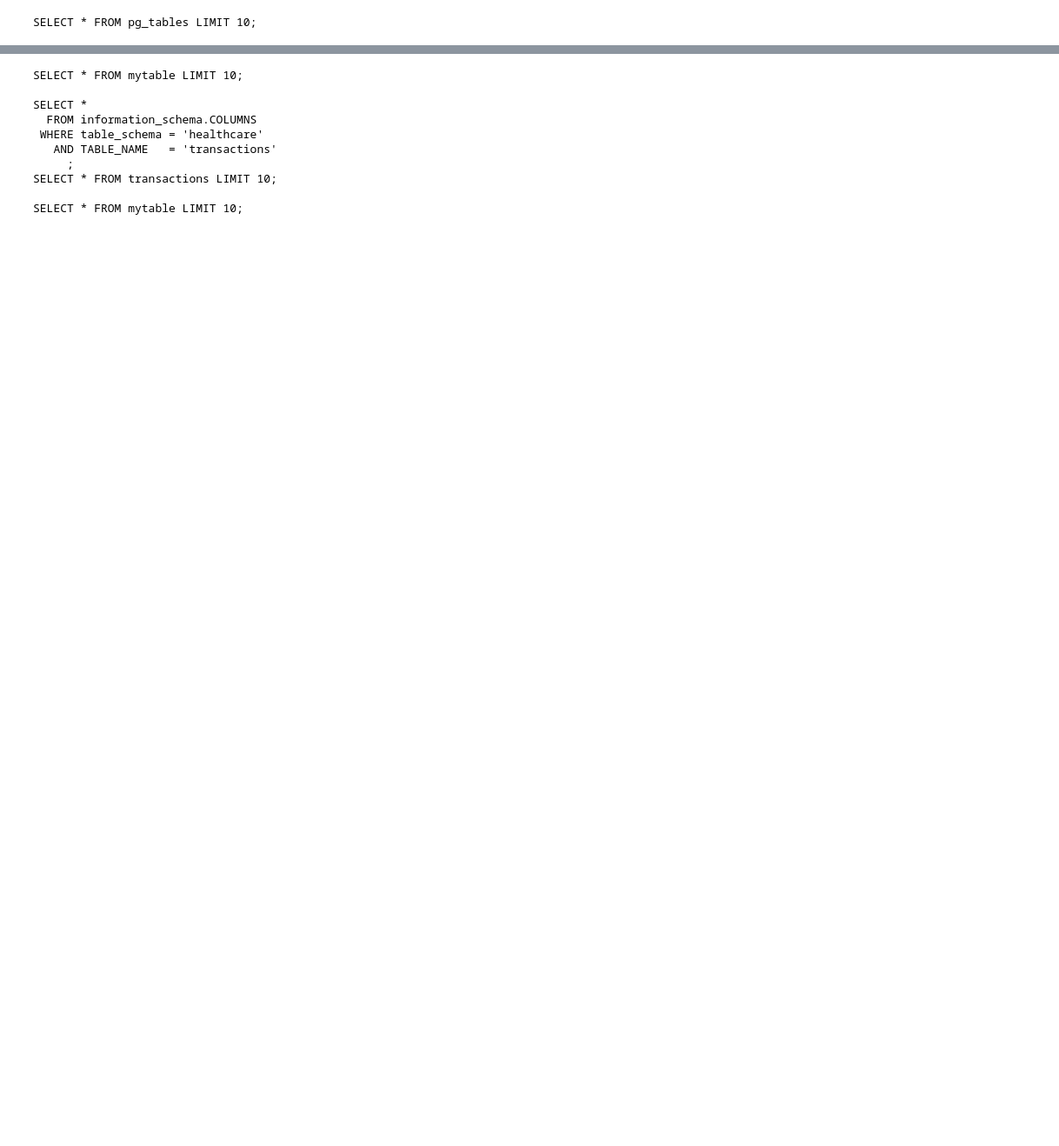
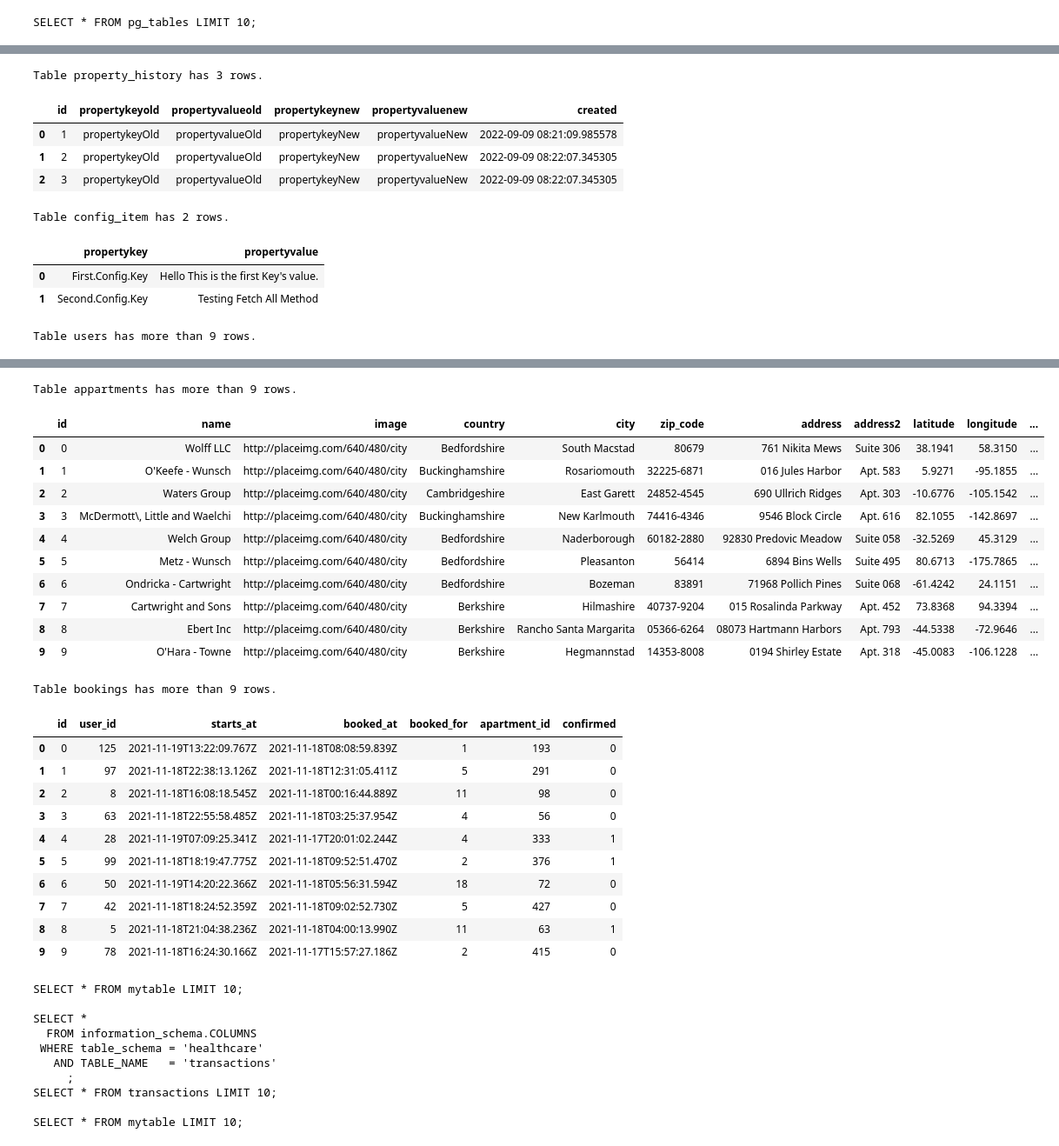
Before and after one commit to jadaliha/funsql, a Jupyter notebook: Example Notebook.ipynb, the cells around one changed output, grey strips where cells are left out. Shown at 87% size. Drawn from its saved outputs; the diff is of its cells as text; code cells hidden in the pictures; blank space fills up the shorter version.

```diff
--- a/Example Notebook.ipynb
+++ b/Example Notebook.ipynb
@@ -1,11 +1,17 @@
 # %%
 import logging
-
+import logging.handlers
 logging.basicConfig(
-    filename  = "/workspaces/funsql/.log/app.log",      # Log output file
+    filename  = "/workspaces/funsql/.log/funsql.log",      # Log output file
     level     = logging.DEBUG,  # Output level
     format    = '%(asctime)s\n%(levelname)s %(name)s %(threadName)s\n%(message)s\n\n\n'
 )
+
+log = logging.getLogger(__name__)
+handler = logging.FileHandler('/workspaces/funsql/.log/main.log')
+handler.setLevel(logging.DEBUG)
+handler.setFormatter(handler.setFormatter("%(message)s\n"))
+log.addHandler(handler)
 # %%
 from funsql import Hook, readTemplates
 ph = Hook({
@@ -37,0 +30,3 @@ my_sample()
+# %%
+ten_table = my_sample()
+ten_table
@@ -37,0 +45,22 @@ my_sample()
+# %%
+for tbl in ten_table['tablename']:
+    try:
+        query_result = query.sample10(f"public.{tbl}")()
+        nrow = query_result.shape[0]
+        msg = f"Table {tbl} has {nrow if nrow<10 else 'more than 9' } rows."
+        print(msg)
+        log.debug(msg)
+        display(query_result)
+    except:
+        log.warning(f"Table {tbl} is empty.")
+# %% [output]
+Table property_history has 3 rows.
+|  | id | propertykeyold | propertyvalueold | propertykeynew | propertyvaluenew | created |
+| 0 | 1 | propertykeyOld | propertyvalueOld | propertykeyNew | propertyvalueNew | 2022-09-09 08:21:09.985578 |
+| 1 | 2 | propertykeyOld | propertyvalueOld | propertykeyNew | propertyvalueNew | 2022-09-09 08:22:07.345305 |
+| 2 | 3 | propertykeyOld | propertyvalueOld | propertykeyNew | propertyvalueNew | 2022-09-09 08:22:07.345305 |
+Table config_item has 2 rows.
+|  | propertykey | propertyvalue |
+| 0 | First.Config.Key | Hello This is the first Key's value. |
+| 1 | Second.Config.Key | Testing Fetch All Method |
+Table users has more than 9 rows.
@@ -38,3 +78,27 @@ my_sample()
+Table appartments has more than 9 rows.
+|  | id | name | image | country | city | zip_code | address | address2 | latitude | longitude | ... |
+| 0 | 0 | Wolff LLC | http://placeimg.com/640/480/city | Bedfordshire | South Macstad | 80679 | 761 Nikita Mews | Suite 306 | 38.1941 | 58.3150 | ... |
+| 1 | 1 | O'Keefe - Wunsch | http://placeimg.com/640/480/city | Buckinghamshire | Rosariomouth | 32225-6871 | 016 Jules Harbor | Apt. 583 | 5.9271 | -95.1855 | ... |
+| 2 | 2 | Waters Group | http://placeimg.com/640/480/city | Cambridgeshire | East Garett | 24852-4545 | 690 Ullrich Ridges | Apt. 303 | -10.6776 | -105.1542 | ... |
+| 3 | 3 | McDermott\, Little and Waelchi | http://placeimg.com/640/480/city | Buckinghamshire | New Karlmouth | 74416-4346 | 9546 Block Circle | Apt. 616 | 82.1055 | -142.8697 | ... |
+| 4 | 4 | Welch Group | http://placeimg.com/640/480/city | Bedfordshire | Naderborough | 60182-2880 | 92830 Predovic Meadow | Suite 058 | -32.5269 | 45.3129 | ... |
+| 5 | 5 | Metz - Wunsch | http://placeimg.com/640/480/city | Bedfordshire | Pleasanton | 56414 | 6894 Bins Wells | Suite 495 | 80.6713 | -175.7865 | ... |
+| 6 | 6 | Ondricka - Cartwright | http://placeimg.com/640/480/city | Bedfordshire | Bozeman | 83891 | 71968 Pollich Pines | Suite 068 | -61.4242 | 24.1151 | ... |
+| 7 | 7 | Cartwright and Sons | http://placeimg.com/640/480/city | Berkshire | Hilmashire | 40737-9204 | 015 Rosalinda Parkway | Apt. 452 | 73.8368 | 94.3394 | ... |
+| 8 | 8 | Ebert Inc | http://placeimg.com/640/480/city | Berkshire | Rancho Santa Margarita | 05366-6264 | 08073 Hartmann Harbors | Apt. 793 | -44.5338 | -72.9646 | ... |
+| 9 | 9 | O'Hara - Towne | http://placeimg.com/640/480/city | Berkshire | Hegmannstad | 14353-8008 | 0194 Shirley Estate | Apt. 318 | -45.0083 | -106.1228 | ... |
+Table bookings has more than 9 rows.
+|  | id | user_id | starts_at | booked_at | booked_for | apartment_id | confirmed |
+| 0 | 0 | 125 | 2021-11-19T13:22:09.767Z | 2021-11-18T08:08:59.839Z | 1 | 193 | 0 |
+| 1 | 1 | 97 | 2021-11-18T22:38:13.126Z | 2021-11-18T12:31:05.411Z | 5 | 291 | 0 |
+| 2 | 2 | 8 | 2021-11-18T16:08:18.545Z | 2021-11-18T00:16:44.889Z | 11 | 98 | 0 |
+| 3 | 3 | 63 | 2021-11-18T22:55:58.485Z | 2021-11-18T03:25:37.954Z | 4 | 56 | 0 |
+| 4 | 4 | 28 | 2021-11-19T07:09:25.341Z | 2021-11-17T20:01:02.244Z | 4 | 333 | 1 |
+| 5 | 5 | 99 | 2021-11-18T18:19:47.775Z | 2021-11-18T09:52:51.470Z | 2 | 376 | 1 |
+| 6 | 6 | 50 | 2021-11-19T14:20:22.366Z | 2021-11-18T05:56:31.594Z | 18 | 72 | 0 |
+| 7 | 7 | 42 | 2021-11-18T18:24:52.359Z | 2021-11-18T09:02:52.730Z | 5 | 427 | 0 |
+| 8 | 8 | 5 | 2021-11-18T21:04:38.236Z | 2021-11-18T04:00:13.990Z | 11 | 63 | 1 |
+| 9 | 9 | 78 | 2021-11-18T16:24:30.166Z | 2021-11-17T15:57:27.186Z | 2 | 415 | 0 |
 # %%
 query.sample10('mytable') + query.columns('healthcare','transactions') + query.sample10('transactions') + query.sample10('mytable')
 # %% [output]
```
Also changed, not shown: parts of 7 cells of this notebook, 2 other files.
